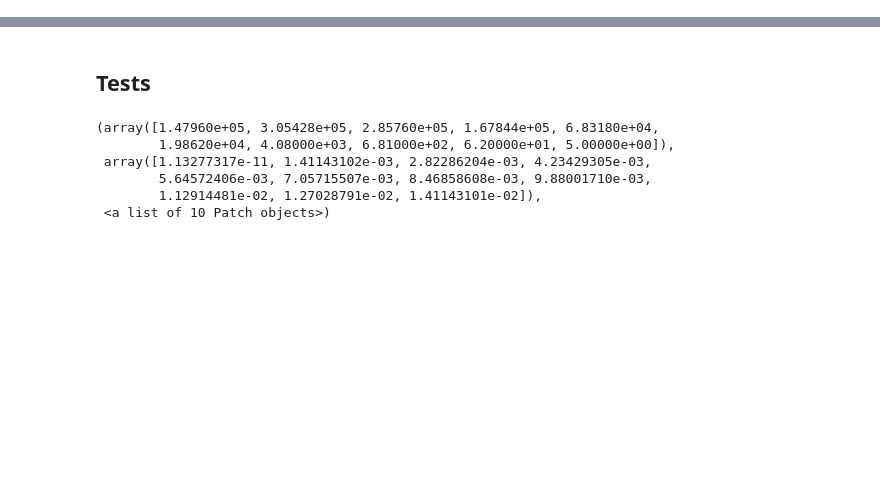
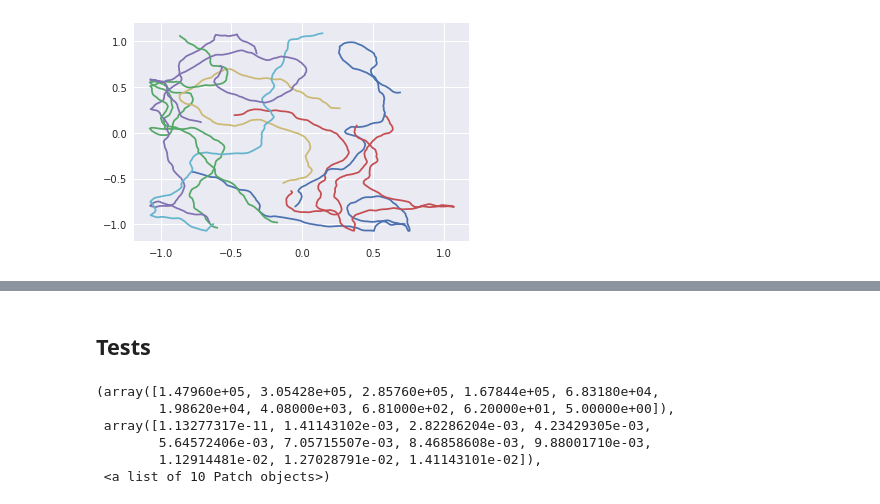
Before and after one commit to ganguli-lab/grid-pattern-formation, a Jupyter notebook: ben_generate_rat_trajectory.ipynb, the cells around one changed output, grey strips where cells are left out. Drawn from its saved outputs; the diff is of its cells as text; code cells hidden in the pictures; blank space fills up the shorter version.

```diff
--- a/ben_generate_rat_trajectory.ipynb
+++ b/ben_generate_rat_trajectory.ipynb
@@ -91,0 +67,22 @@ theta_y = theta_y.reshape(-1)
+# %%
+#Generate dataset
+num_trajectories = 800
+x = []
+y = []
+head_dir = []
+ego_v = []
+theta_x = []
+theta_y = []
+i = 0
+while len(x) < num_trajectories*samples - 1:
+    new_traj = generate_trajectory()
+    if np.all(np.abs(new_traj[0]) < 1.1) and np.all(np.abs(new_traj[1]) < 1.1):
+        x = np.append(x, new_traj[0])
+        y = np.append(y, new_traj[1])
+        head_dir = np.append(head_dir, new_traj[2])
+        ego_v = np.append(ego_v, new_traj[3])
+        theta_x = np.append(theta_x, new_traj[4])
+        theta_y = np.append(theta_y, new_traj[5])
+        i += 1
+    if i % 100 == 0:
+        print(i)
@@ -102,0 +116,5 @@ f = h5py.File('mouse_simulation_data.h5', 'r')
+# %%
+for i in range(10):
+    plt.plot(x[1000*i:1000*(i+1)], y[1000*i:1000*(i+1)])
+# %% [output]
+[figure, added]
```
Also changed, not shown: parts of 10 cells of this notebook.
